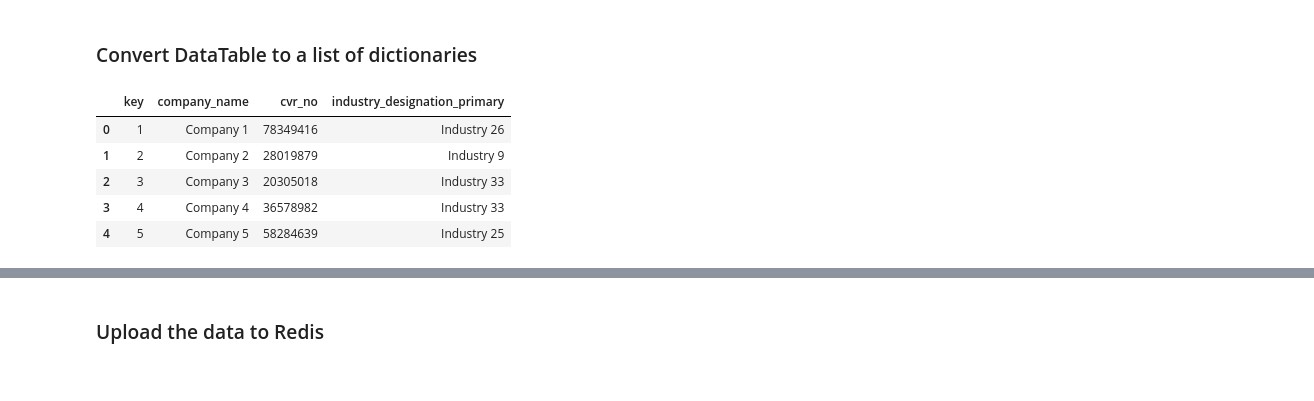
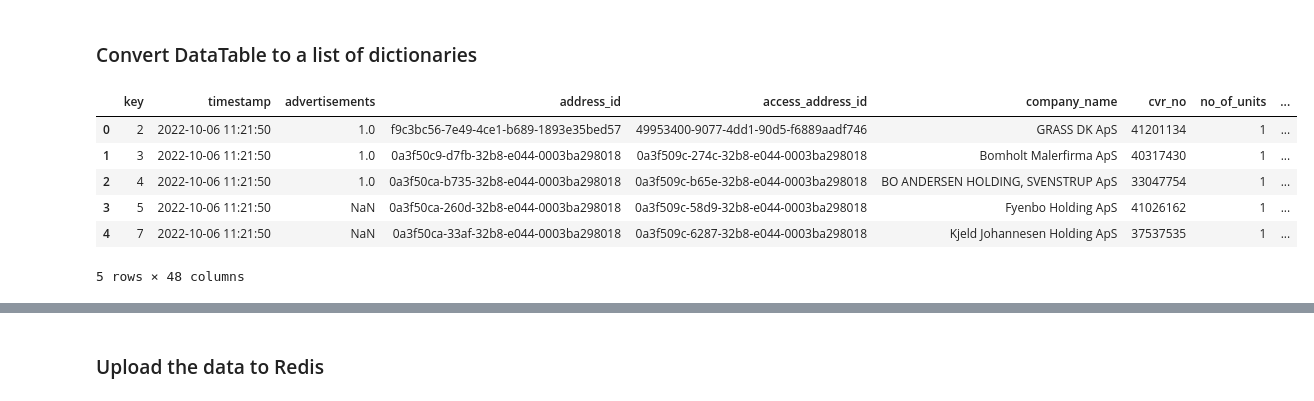
Before and after one commit to YashJ2112/redis-local-store-data, a Jupyter notebook: redis-local-connect.ipynb, the cells around one changed output, grey strips where cells are left out. Cells and saved outputs as stored; diff of their text form; code cells hidden in the pictures.

```diff
--- a/redis-local-connect.ipynb
+++ b/redis-local-connect.ipynb
@@ -15,21 +15,22 @@ r = redis.Redis(host='localhost', port=6379, decode_responses=True)
 # %% [markdown]
 ### Load the data into a DataTable object
 # %%
-data = dt.fread("data/my_data.csv")
+data = dt.fread("data/cleaned_data.csv")
 # %% [markdown]
 ### Convert DataTable to a list of dictionaries
 # %%
 df = data.to_pandas()
+# df = df[["key","cvr_no", "company_name","industry_designation_primary"]]
 
-df = df.head(100)
 
 df = df.drop(columns=['C0'])
 
 df[:5]
 # %% [output]
-|  | key | company_name | cvr_no | industry_designation_primary |
-| 0 | 1 | Company 1 | 78349416 | Industry 26 |
-| 1 | 2 | Company 2 | 28019879 | Industry 9 |
-| 2 | 3 | Company 3 | 20305018 | Industry 33 |
-| 3 | 4 | Company 4 | 36578982 | Industry 33 |
-| 4 | 5 | Company 5 | 58284639 | Industry 25 |
+|  | key | timestamp | advertisements | address_id | access_address_id | company_name | cvr_no | no_of_units | ... |
+| 0 | 2 | 2022-10-06 11:21:50 | 1.0 | f9c3bc56-7e49-4ce1-b689-1893e35bed57 | 49953400-9077-4dd1-90d5-f6889aadf746 | GRASS DK ApS | 41201134 | 1 | ... |
+| 1 | 3 | 2022-10-06 11:21:50 | 1.0 | 0a3f50c9-d7fb-32b8-e044-0003ba298018 | 0a3f509c-274c-32b8-e044-0003ba298018 | Bomholt Malerfirma ApS | 40317430 | 1 | ... |
+| 2 | 4 | 2022-10-06 11:21:50 | 1.0 | 0a3f50ca-b735-32b8-e044-0003ba298018 | 0a3f509c-b65e-32b8-e044-0003ba298018 | BO ANDERSEN HOLDING, SVENSTRUP ApS | 33047754 | 1 | ... |
+| 3 | 5 | 2022-10-06 11:21:50 | NaN | 0a3f50ca-260d-32b8-e044-0003ba298018 | 0a3f509c-58d9-32b8-e044-0003ba298018 | Fyenbo Holding ApS | 41026162 | 1 | ... |
+| 4 | 7 | 2022-10-06 11:21:50 | NaN | 0a3f50ca-33af-32b8-e044-0003ba298018 | 0a3f509c-6287-32b8-e044-0003ba298018 | Kjeld Johannesen Holding ApS | 37537535 | 1 | ... |
+5 rows × 48 columns
```
Also changed, not shown: parts of 12 cells of this notebook.
